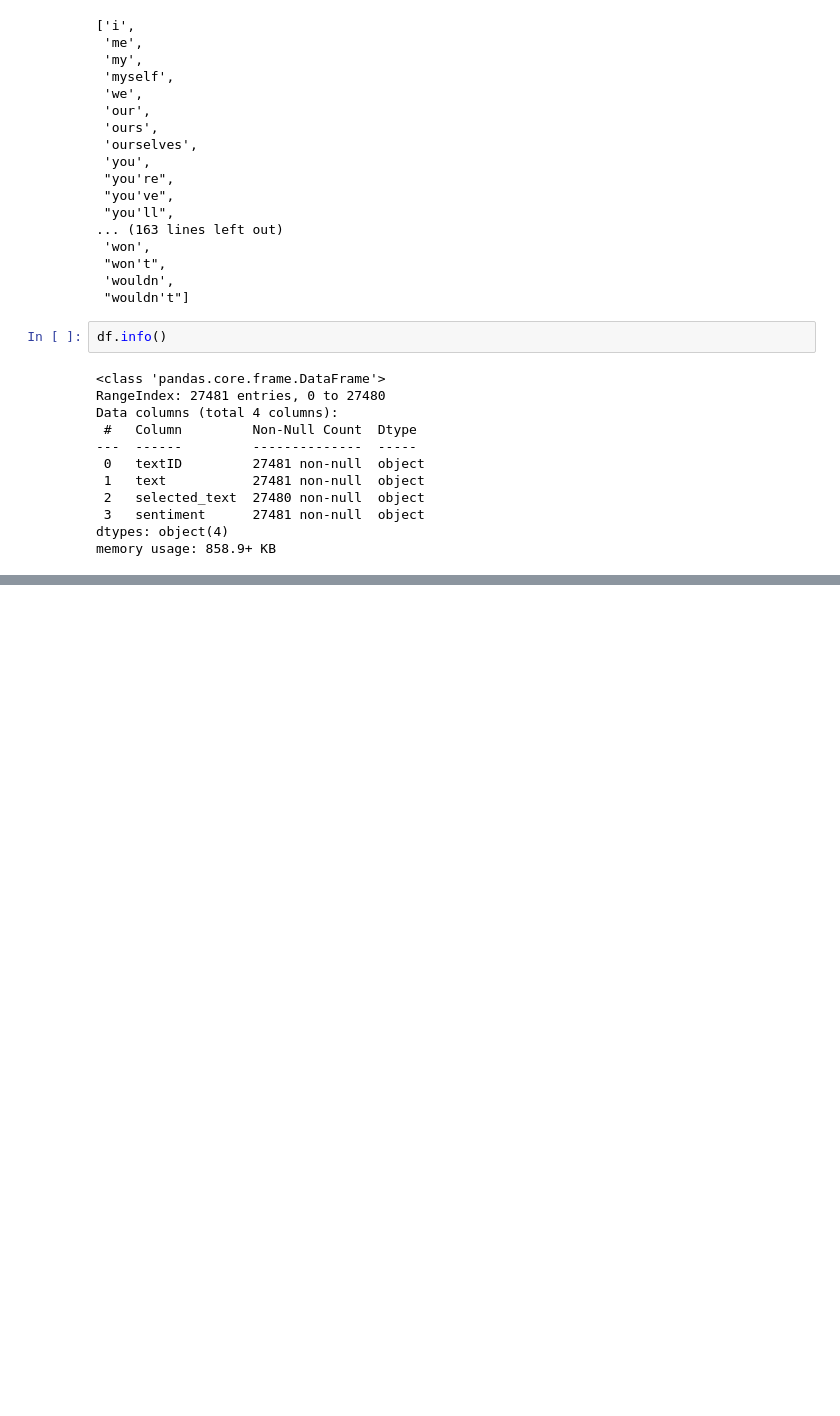
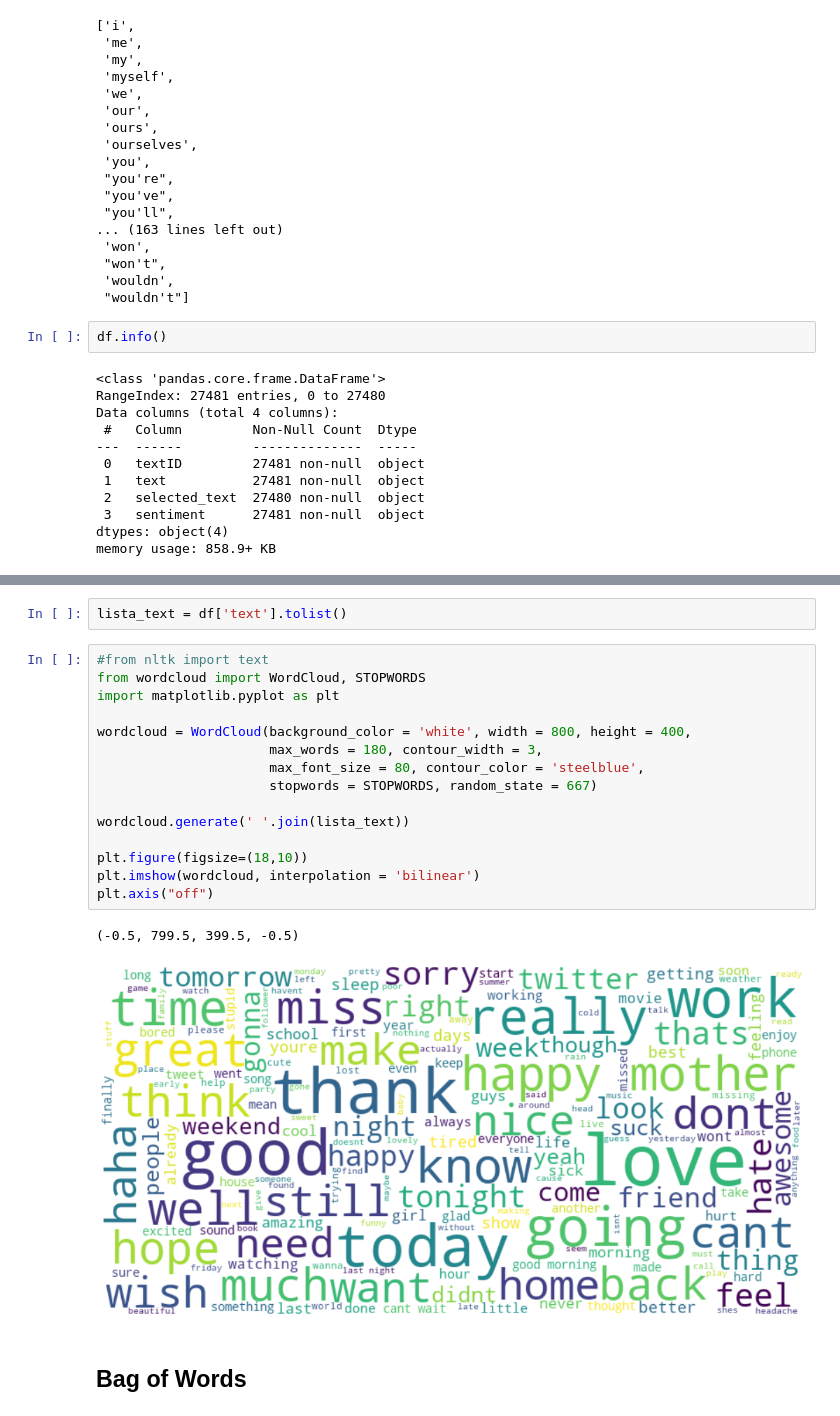
Before and after one commit to ElenaTassoni/esercitazioniIFTS2022, a Jupyter notebook: Esercitazione09/02_Clean_re 05042022.ipynb, the cells around one changed output, grey strips where cells are left out. Cells and saved outputs as stored; diff of their text form; blank space fills up the shorter version.

```diff
--- a/Esercitazione09/02_Clean_re 05042022.ipynb
+++ b/Esercitazione09/02_Clean_re 05042022.ipynb
@@ -227,0 +273,22 @@ df
+# %%
+lista_text = df['text'].tolist()
+# %%
+#from nltk import text
+from wordcloud import WordCloud, STOPWORDS
+import matplotlib.pyplot as plt
+
+wordcloud = WordCloud(background_color = 'white', width = 800, height = 400,
+                      max_words = 180, contour_width = 3,
+                      max_font_size = 80, contour_color = 'steelblue',
+                      stopwords = STOPWORDS, random_state = 667)
+
+wordcloud.generate(' '.join(lista_text))
+
+plt.figure(figsize=(18,10))
+plt.imshow(wordcloud, interpolation = 'bilinear')
+plt.axis("off")
+# %% [output]
+(-0.5, 799.5, 399.5, -0.5)
+[figure, added]
+# %% [markdown]
+## Bag of Words
```
Also changed, not shown: parts of 41 cells of this notebook, 3 other files.
